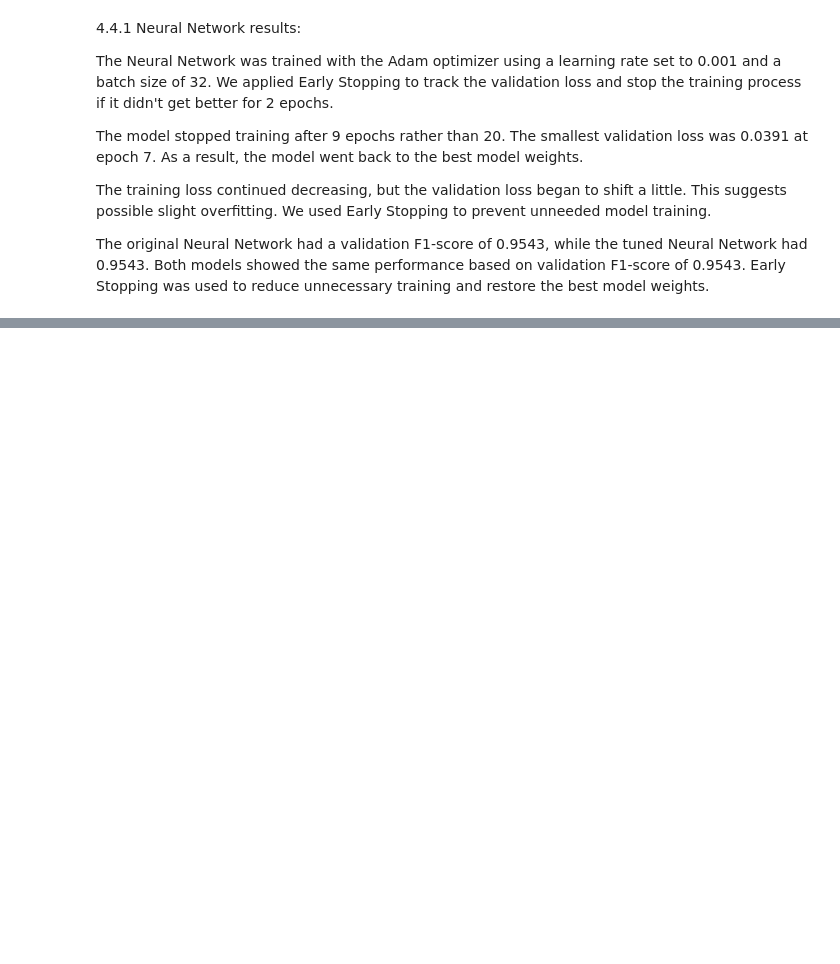
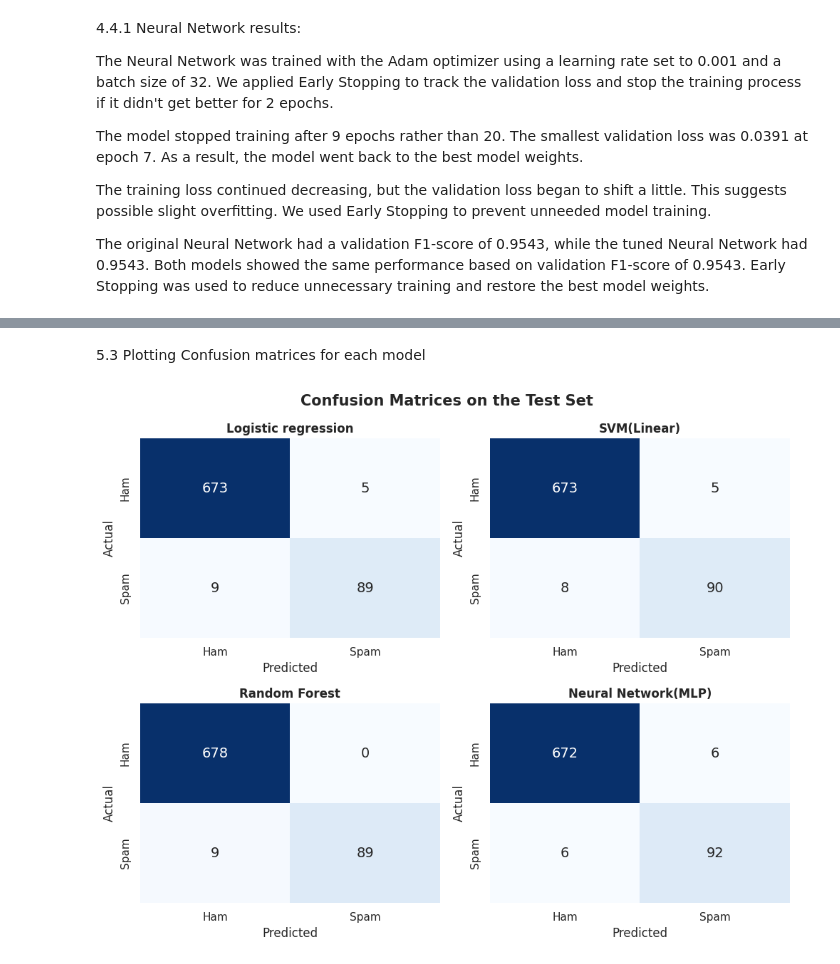
Before and after one commit to ghadahbamuniif-pixel/DS471-SMS-Spam-Detection, a Jupyter notebook: stage1,2.ipynb, the cells around one changed output, grey strips where cells are left out. Cells and saved outputs as stored; diff of their text form; code cells hidden in the pictures; blank space fills up the shorter version.

```diff
--- a/stage1,2.ipynb
+++ b/stage1,2.ipynb
@@ -911,0 +978,24 @@ The original Neural Network had a validation F1-score of 0.9543, while the tuned
+# %%
+rows = []
+for name in final_models:
+  prediction, score = test_out[name]
+  tn, fp, fp, fn = confusion_matrix(y_test_arr, prediction).ravel()
+  rows.append({
+      'model':name,
+      'Accuracy': accuracy_score(y_test_arr, prediction),
+      'Precision': precision_score(y_test_arr, prediction, zero_division=0),
+      'Recall': recall_score(y_test_arr, prediction),
+      'F1': f1_score(y_test_arr, prediction),
+      'ROC-AUC': roc_auc_score(y_test_arr, score),
+      'PR-AUC': average_precision_score(y_test_arr, score),
+      'MCC': matthews_corrcoef(y_test_arr, prediction),
+      'FP (ham misclassified)': fp,
+      'FN (Spam missed)': fn
+  })
+test_df = pd.DataFrame(rows).set_index('model')
+
+#Comparing to validation F1 to check if the models generalise to unseen data
+test_df['Val F1']  = [f1_score(y_val_array, val_out[m][0]) for m in test_df.index]
+test_df['F1 Gap (Val - Test)'] = test_df['Val F1'] - test_df['F1']
+
+test_df.round(4)
@@ -911,0 +1009,17 @@ The original Neural Network had a validation F1-score of 0.9543, while the tuned
+# %% [markdown]
+5.3 Plotting Confusion matrices for each model
+# %%
+fig, axes = plt.subplots(2, 2, figsize=(10,8))
+for ax, name in zip(axes.ravel(), final_models):
+  cm = confusion_matrix(y_test_arr, test_out[name][0])
+  sns.heatmap(cm, annot=True, fmt='d', cmap='Blues', cbar=False, ax=ax,
+              xticklabels=['Ham','Spam'], yticklabels=['Ham', 'Spam'],
+              annot_kws={'size':14})
+  ax.set_title(name, fontsize=12, fontweight='bold')
+  ax.set_xlabel('Predicted')
+  ax.set_ylabel('Actual')
+plt.suptitle('Confusion Matrices on the Test Set', fontsize=15, fontweight='bold')
+plt.tight_layout()
+plt.show()
+# %% [output]
+[figure, added]
```
Also changed, not shown: parts of 25 cells of this notebook.
